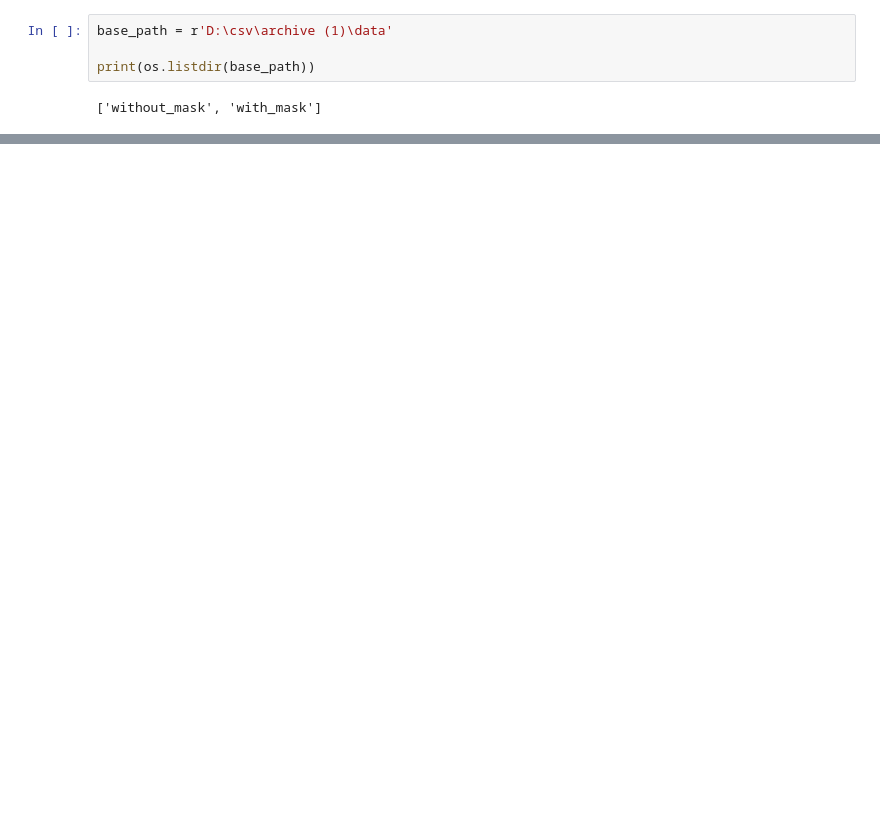
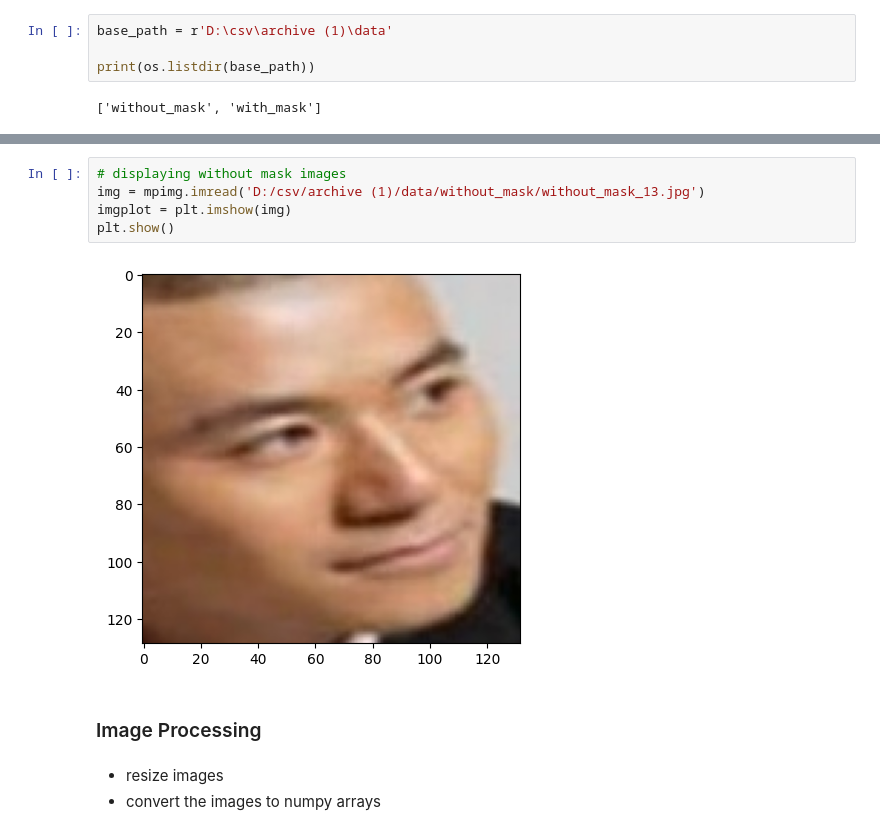
Before and after one commit to harshbhatt15/Additional_Projects, a Jupyter notebook: mask-detection/Face-mask-detection.ipynb, the cells around one changed output, grey strips where cells are left out. Saved outputs shown, nothing was run; the diff lists cells and outputs as text; blank space fills up the shorter version.

```diff
--- a/mask-detection/Face-mask-detection.ipynb
+++ b/mask-detection/Face-mask-detection.ipynb
@@ -33,0 +64,12 @@ Found 7553 images belonging to 2 classes.
+# %%
+# displaying without mask images
+img = mpimg.imread('D:/csv/archive (1)/data/without_mask/without_mask_13.jpg')
+imgplot = plt.imshow(img)
+plt.show()
+# %% [output]
+[figure, added]
+# %% [markdown]
+### Image Processing
+# %% [markdown]
+- resize images
+- convert the images to numpy arrays
```
Also changed, not shown: parts of 11 cells of this notebook.
